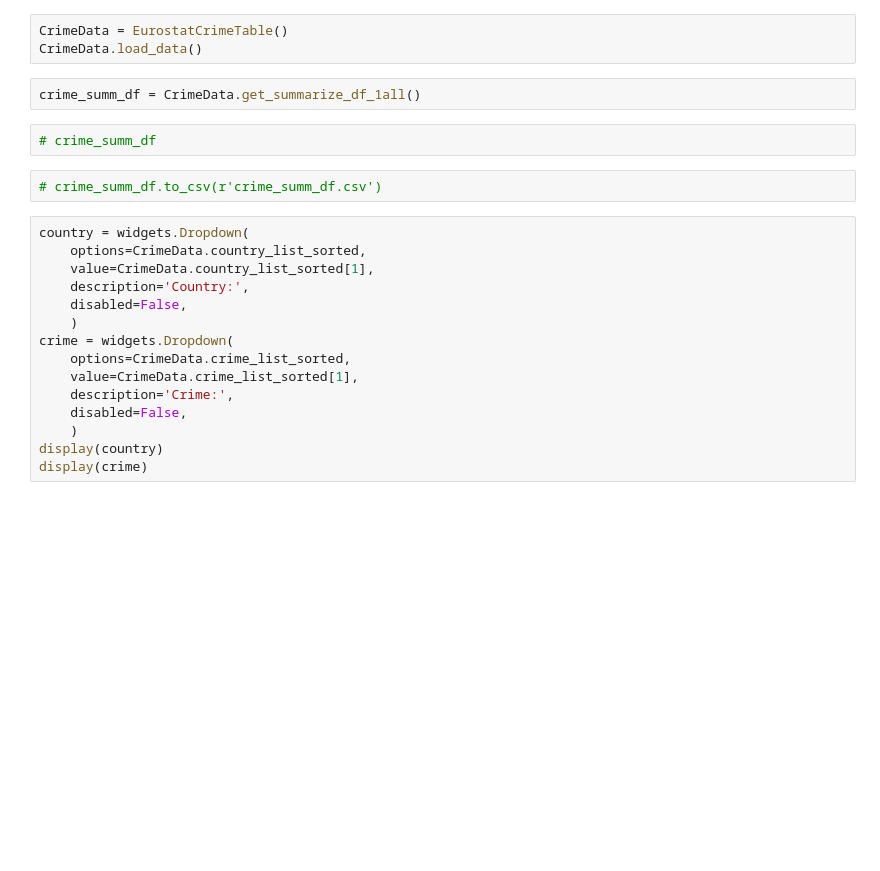
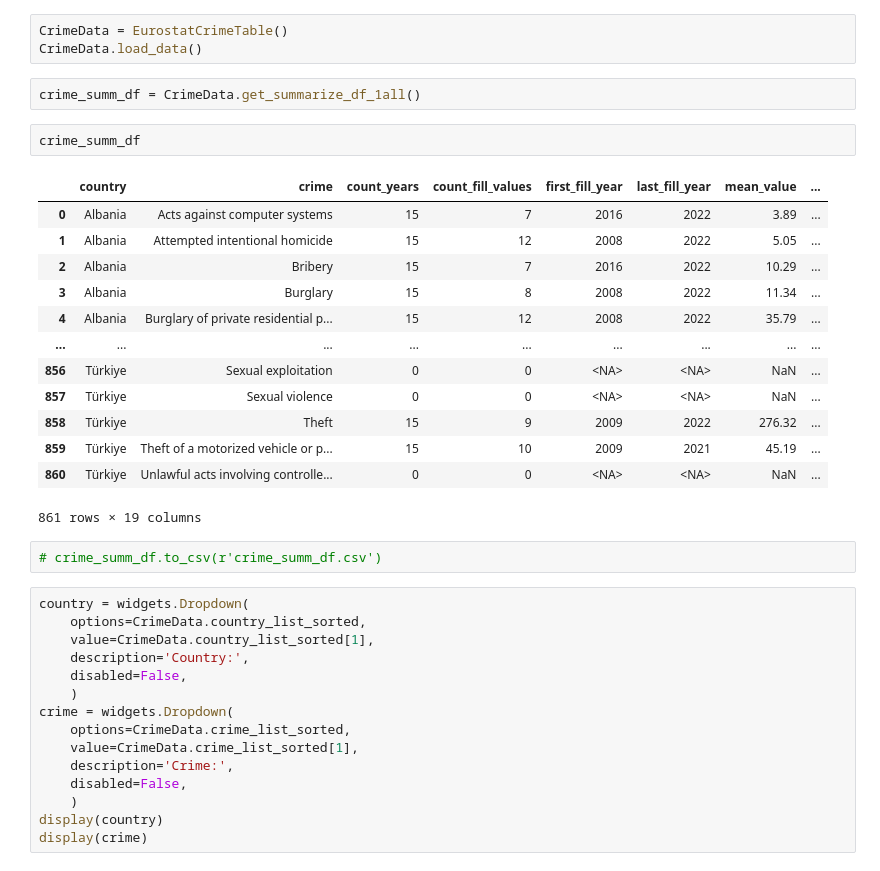
Before and after one commit to klbek/Analysis-of-Crime-in-the-EU, a Jupyter notebook: test_dat_zkouska2.ipynb, the cells around one changed output. Saved outputs shown, nothing was run; the diff lists cells and outputs as text; blank space fills up the shorter version.

```diff
--- a/test_dat_zkouska2.ipynb
+++ b/test_dat_zkouska2.ipynb
@@ -269,8 +285,22 @@ CrimeData = EurostatCrimeTable()
 CrimeData.load_data()
 # %%
 crime_summ_df = CrimeData.get_summarize_df_1all()
-# %%
-# crime_summ_df
+# %%
+crime_summ_df
+# %% [output]
+|  | country | crime | count_years | count_fill_values | first_fill_year | last_fill_year | mean_value | ... |
+| 0 | Albania | Acts against computer systems | 15 | 7 | 2016 | 2022 | 3.89 | ... |
+| 1 | Albania | Attempted intentional homicide | 15 | 12 | 2008 | 2022 | 5.05 | ... |
+| 2 | Albania | Bribery | 15 | 7 | 2016 | 2022 | 10.29 | ... |
+| 3 | Albania | Burglary | 15 | 8 | 2008 | 2022 | 11.34 | ... |
+| 4 | Albania | Burglary of private residential p... | 15 | 12 | 2008 | 2022 | 35.79 | ... |
+| ... | ... | ... | ... | ... | ... | ... | ... | ... |
+| 856 | Türkiye | Sexual exploitation | 0 | 0 | <NA> | <NA> | NaN | ... |
+| 857 | Türkiye | Sexual violence | 0 | 0 | <NA> | <NA> | NaN | ... |
+| 858 | Türkiye | Theft | 15 | 9 | 2009 | 2022 | 276.32 | ... |
+| 859 | Türkiye | Theft of a motorized vehicle or p... | 15 | 10 | 2009 | 2021 | 45.19 | ... |
+| 860 | Türkiye | Unlawful acts involving controlle... | 0 | 0 | <NA> | <NA> | NaN | ... |
+861 rows × 19 columns
 # %%
 # crime_summ_df.to_csv(r'crime_summ_df.csv')
 # %%
```
Also changed, not shown: parts of 10 cells of this notebook.
